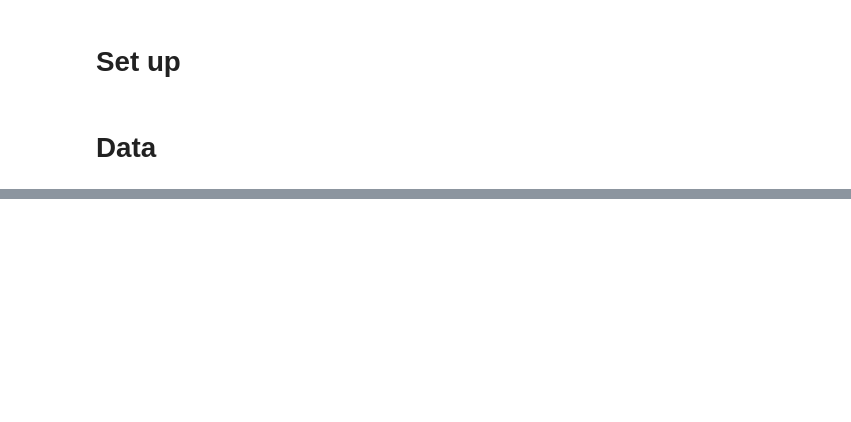
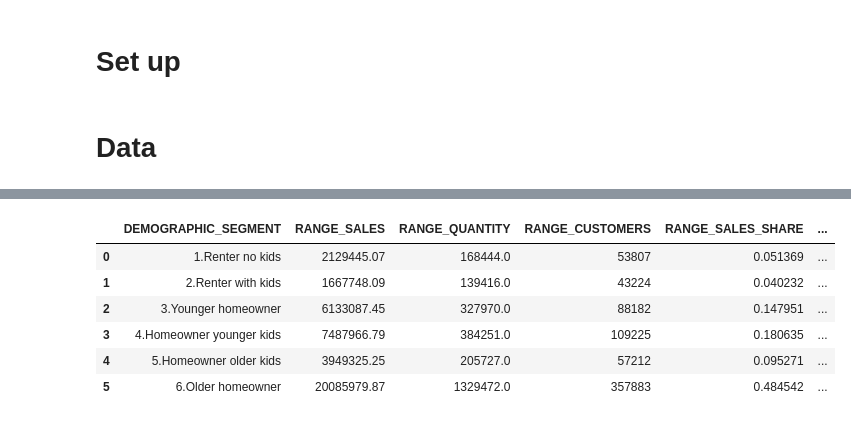
Before and after one commit to Meiji-Tran/Merch-Insights, a Jupyter notebook: Category Health/Indexing.ipynb, the cells around one changed output, grey strips where cells are left out. Cells and saved outputs as stored; diff of their text form; code cells hidden in the pictures; blank space fills up the shorter version.

```diff
--- a/Category Health/Indexing.ipynb
+++ b/Category Health/Indexing.ipynb
@@ -34,8 +37,17 @@ Lighting_ds = con.read_sql_file_into_pandas(
     formatting={
         'start_date': start_date,
         'end_date': end_date,
-        'table_name': table_Lighting,
-        'level' : 'item_sub_department_name',
-        'country' : 'AU'
+        'table_name': table_Lighting
     }
 )
+# %%
+# Check data
+Lighting_ds
+# %% [output]
+|  | DEMOGRAPHIC_SEGMENT | RANGE_SALES | RANGE_QUANTITY | RANGE_CUSTOMERS | RANGE_SALES_SHARE | ... |
+| 0 | 1.Renter no kids | 2129445.07 | 168444.0 | 53807 | 0.051369 | ... |
+| 1 | 2.Renter with kids | 1667748.09 | 139416.0 | 43224 | 0.040232 | ... |
+| 2 | 3.Younger homeowner | 6133087.45 | 327970.0 | 88182 | 0.147951 | ... |
+| 3 | 4.Homeowner younger kids | 7487966.79 | 384251.0 | 109225 | 0.180635 | ... |
+| 4 | 5.Homeowner older kids | 3949325.25 | 205727.0 | 57212 | 0.095271 | ... |
+| 5 | 6.Older homeowner | 20085979.87 | 1329472.0 | 357883 | 0.484542 | ... |
```
Also changed, not shown: parts of 2 cells of this notebook, 2 other files.
